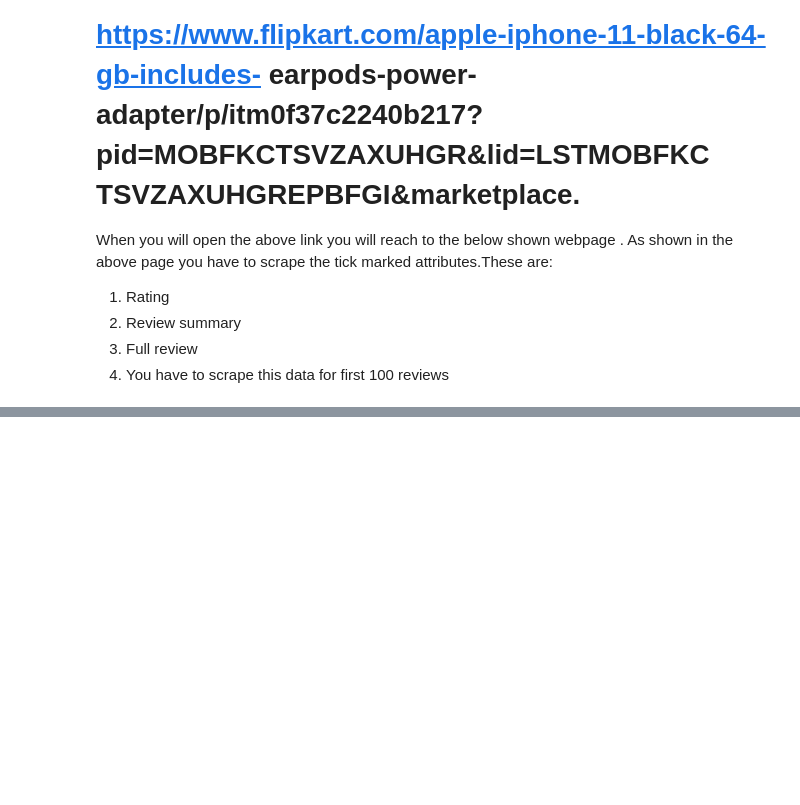
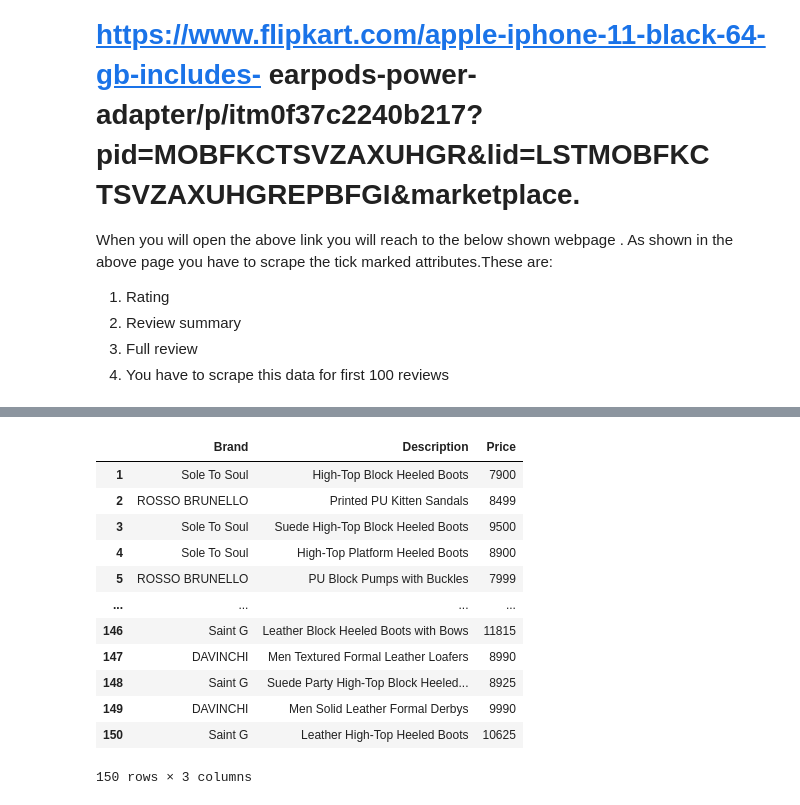
Before and after one commit to mohittomar2008/Internship, a Jupyter notebook: Selenium.ipynb, the cells around one changed output, grey strips where cells are left out. Drawn from its saved outputs; the diff is of its cells as text; code cells hidden in the pictures; blank space fills up the shorter version.

```diff
--- a/Selenium.ipynb
+++ b/Selenium.ipynb
@@ -601,0 +672,9 @@ button
+# %%
+# lets connect to driver
+
+driver= webdriver.Chrome(r'C:\Users\Bank of America\Downloads\chromedriver_win32/chromedriver.exe')
+
+url='https://www.myntra.com/shoes'
+driver.get(url)
+driver.maximize_window()
+time.sleep(1)
@@ -601,0 +691,46 @@ button
+# %%
+brand=[]
+product=[]
+price=[]
+
+url=[]
+nex= driver.find_elements_by_xpath('//ul[@class="pagination-container"]/li/a')
+for i in nex:
+    #print(i.get_attribute('href'))
+    url.append(i.get_attribute('href'))
+
+
+for i in url[0:3]:
+    driver.get(i)
+    brand_tags= driver.find_elements_by_xpath('//div[@class="product-productMetaInfo"]/h3')
+    product_tags= driver.find_elements_by_xpath('//div[@class="product-productMetaInfo"]/h4')
+    price_tags=driver.find_elements_by_xpath('//div[@class="product-price"]  ')
+
+
+
+    for i in brand_tags:
+        brand.append(i.text)
+    for i in product_tags:
+        product.append(i.text)
+    for i in price_tags:
+        price.append(i.text.split(' ')[1].replace('Rs.',''))
+
+
+# SHowing all 150 products from 3 pages, can use [1:101] to show only
+data= pd.DataFrame({'Brand':brand,'Description':product[::2],'Price':price})
+data.index+=1
+data
+# %% [output]
+|  | Brand | Description | Price |
+| 1 | Sole To Soul | High-Top Block Heeled Boots | 7900 |
+| 2 | ROSSO BRUNELLO | Printed PU Kitten Sandals | 8499 |
+| 3 | Sole To Soul | Suede High-Top Block Heeled Boots | 9500 |
+| 4 | Sole To Soul | High-Top Platform Heeled Boots | 8900 |
+| 5 | ROSSO BRUNELLO | PU Block Pumps with Buckles | 7999 |
+| ... | ... | ... | ... |
+| 146 | Saint G | Leather Block Heeled Boots with Bows | 11815 |
+| 147 | DAVINCHI | Men Textured Formal Leather Loafers | 8990 |
+| 148 | Saint G | Suede Party High-Top Block Heeled... | 8925 |
+| 149 | DAVINCHI | Men Solid Leather Formal Derbys | 9990 |
+| 150 | Saint G | Leather High-Top Heeled Boots | 10625 |
+150 rows × 3 columns
```
Also changed, not shown: parts of 56 cells of this notebook.
